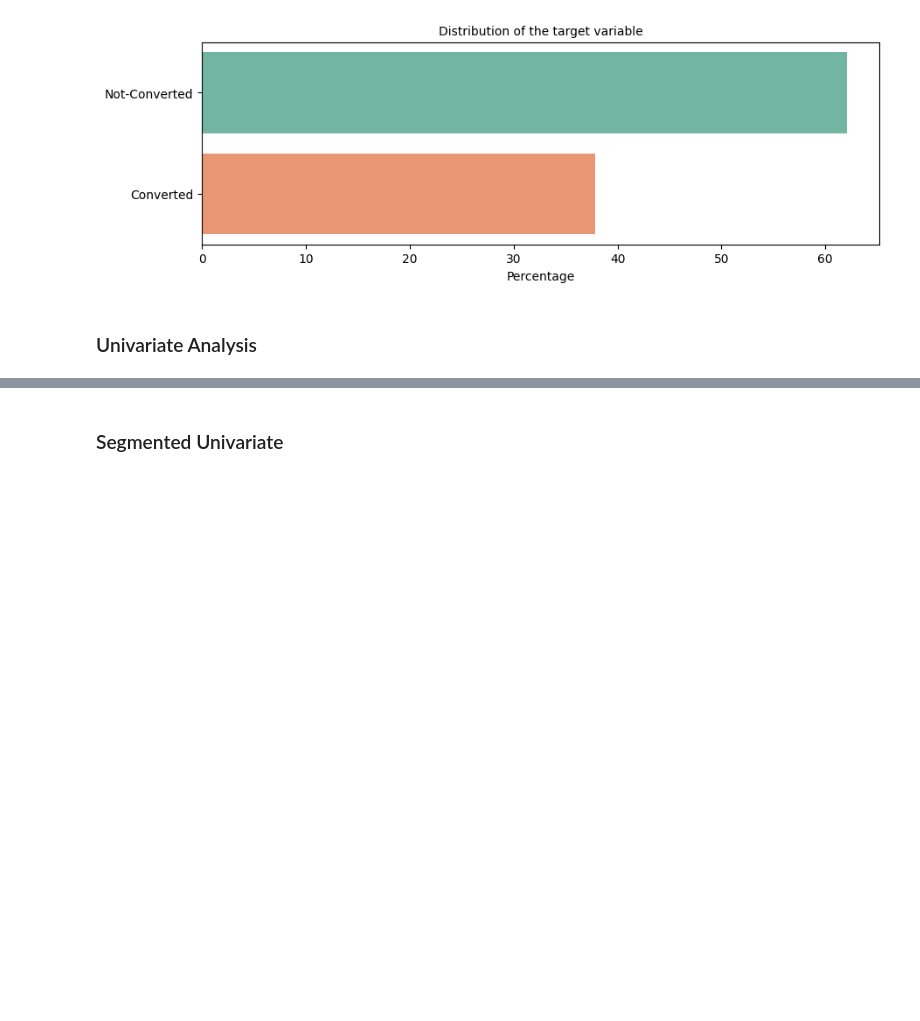
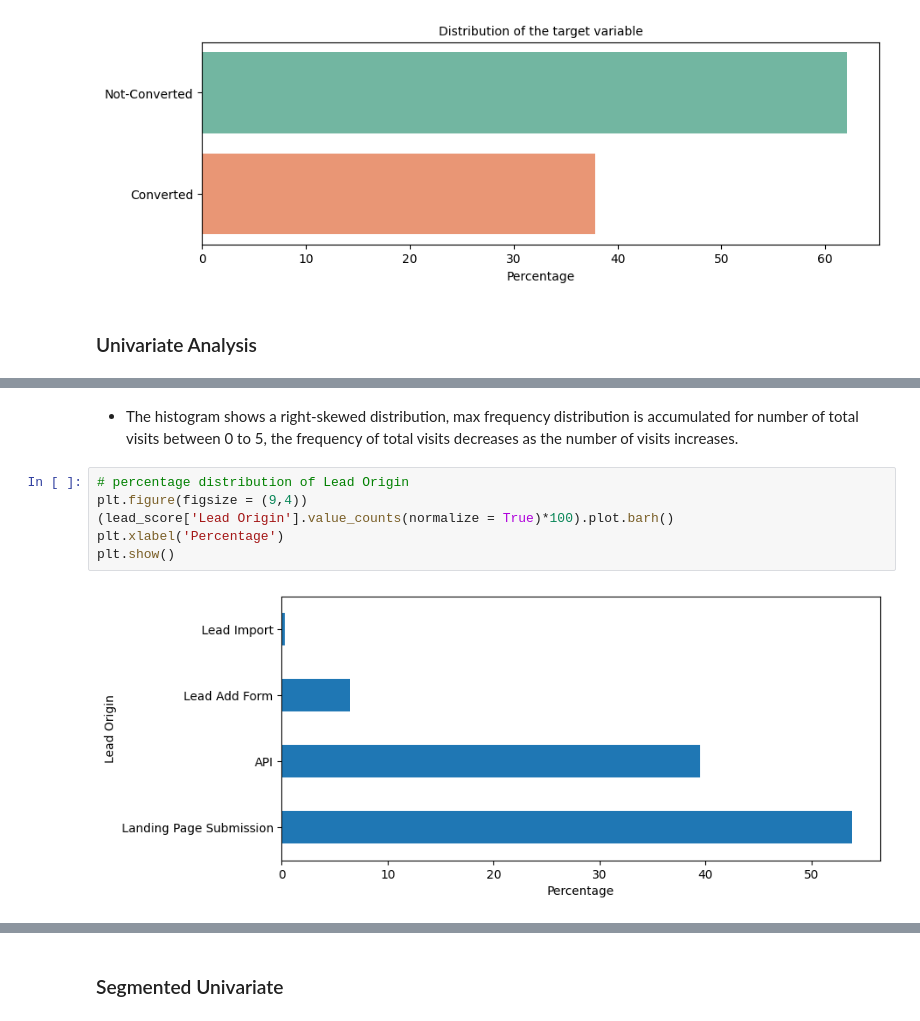
Before and after one commit to Ashlesha-0204/Lead_Scoring_Case_Study, a Jupyter notebook: lead_score.ipynb, the cells around one changed output, grey strips where cells are left out. Drawn from its saved outputs; the diff is of its cells as text; blank space fills up the shorter version.

```diff
--- a/lead_score.ipynb
+++ b/lead_score.ipynb
@@ -707,0 +701,10 @@ plt.show()
+# %% [markdown]
+-  The histogram shows a right-skewed distribution, max frequency distribution is accumulated for number of total visits between 0 to 5, the frequency of total visits decreases as the number of visits increases.
+# %%
+# percentage distribution of Lead Origin
+plt.figure(figsize = (9,4))
+(lead_score['Lead Origin'].value_counts(normalize = True)*100).plot.barh()
+plt.xlabel('Percentage')
+plt.show()
+# %% [output]
+[figure, added]
```
Also changed, not shown: parts of 30 cells of this notebook.
